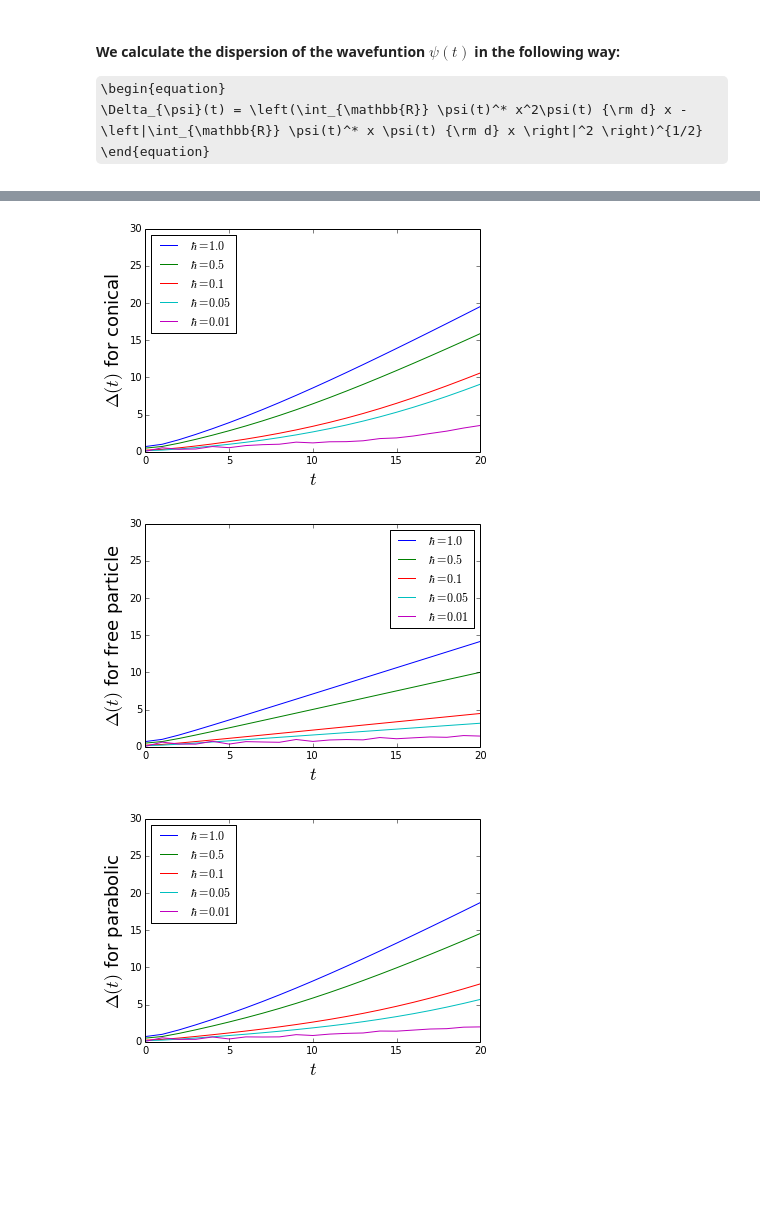
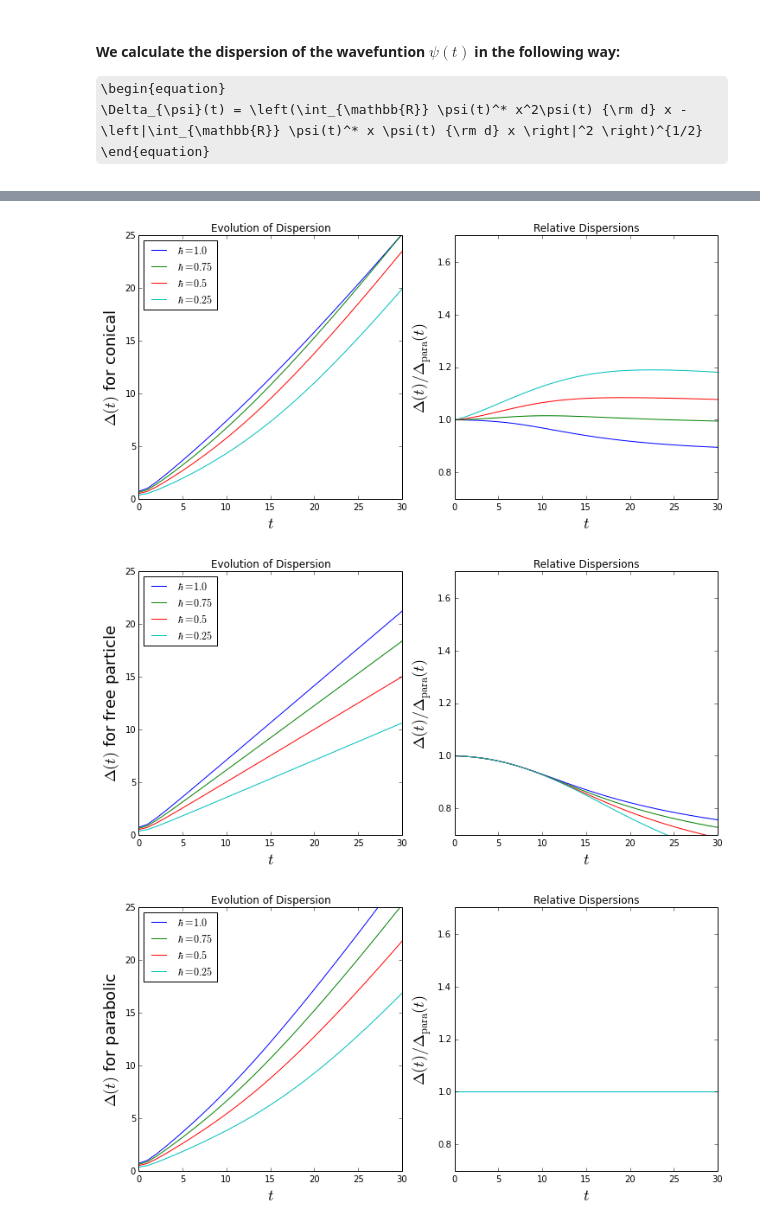
Before and after one commit to khadetushar/pySchrodinger, a Jupyter notebook: 1D Schroedinger Solver.ipynb, the cells around one changed output, grey strips where cells are left out. Cells and saved outputs as stored; diff of their text form; code cells hidden in the pictures; some formulas as TeX source; blank space fills up the shorter version.

```diff
--- a/1D Schroedinger Solver.ipynb
+++ b/1D Schroedinger Solver.ipynb
@@ -245,11 +241,3 @@ def Solve_Schroedinger(hbar = 1, #Planck's constant
             np.sqrt(np.sum((np.abs(solver.psi_x_full)**2)*x**2*dx, axis = 1) -
                     np.sum((np.abs(solver.psi_x_full)**2)*x*dx, axis = 1)**2)
     return  S, S0, S1
-# %%
-T = 20
-h1p0data = Solve_Schroedinger(hbar = 1,  t_max = T)
-h0p5data = Solve_Schroedinger(hbar = .5, t_max = T)
-h0p1data = Solve_Schroedinger(hbar = .1, t_max = T)
-h0p05data = Solve_Schroedinger(hbar = .05, t_max = T)
-h0p01data = Solve_Schroedinger(hbar = .01, t_max = T)
-storedData = [h1p0data, h0p5data, h0p1data, h0p05data, h0p01data]
@@ -276,0 +244,11 @@ storedData = [h1p0data, h0p5data, h0p1data, h0p05data, h0p01data]
+# %%
+hbarUsed = np.array([1, 0.75, 0.5, 0.25])
+#hbarUsed = np.array([1, 0.75, 0.5, 0.25, 0.1, 0.075, 0.05, 0.01])
+
+def GetData(h, T = 20):
+    storedData = [[] for i in range(len(h))]
+    for i in range(len(h)):
+        storedData[i] = Solve_Schroedinger(hbar = h[i],  t_max = T)
+        print h[i]
+    return storedData
+storedData = GetData(hbarUsed, T = 30)
@@ -389,22 +375,36 @@ plotResults()
 # %%
-def dispersionMultipleH(tf = 20):
-    time = np.arange(0, h1p0data[0].dispersion_vs_t.shape[0]).astype(np.float)
+def dispersionMultipleH(tf = 20, yH = 20):
+    time = np.arange(0, storedData[0][0].dispersion_vs_t.shape[0]).astype(np.float)
     labels = ['conical','free particle', 'parabolic']
+    #fig = plt.figure(figsize=(12, 12))
     for j in range(3):
-        ax = plt.figure().add_subplot(111)
+        #ax = fig.add_subplot(22{0}).format(j+1)
+        fig = plt.figure(figsize=(12, 12))
         for i in range(len(storedData)):
+            ax = fig.add_subplot(221)
             ax.plot(time,
                     storedData[i][j].dispersion_vs_t,
                     label = '$\hbar = {0}$'.format(storedData[i][1].hbar))
             ax.set_xlim(0, tf)
-            ax.set_ylim(0, 30)
+            ax.set_ylim(0, yH)
             ax.legend(loc = "best")
             ax.set_xlabel('$t$', fontsize = 18)
             ax.set_ylabel('$\\Delta(t)$ for {0}'.format(labels[j]), fontsize = 18)
+            ax.set_title("Evolution of Dispersion")
+
+            ax = fig.add_subplot(222)
+            ax.plot(time,
+                    storedData[i][j].dispersion_vs_t/storedData[i][2].dispersion_vs_t)
+            ax.set_xlim(0, tf)
+            ax.set_ylim(.7, 1.7)
+            ax.legend(loc = "best")
+            ax.set_xlabel('$t$', fontsize = 18)
+            ax.set_ylabel('$\\Delta(t)/\\Delta_{{\\rm para}}(t)$', fontsize = 18)
+            ax.set_title("Relative Dispersion")
             #plt.gcf().savefig('dispersionStudy{0}.pdf'.format(j), format = 'pdf')
     return None
-dispersionMultipleH()
+dispersionMultipleH(tf = 30, yH = 25)
 # %% [output]
-[figure, old version]
+[figure, new version]
-[figure, old version]
+[figure, new version]
-[figure, old version]
+[figure, new version]
```
Also changed, not shown: parts of 9 cells of this notebook.
